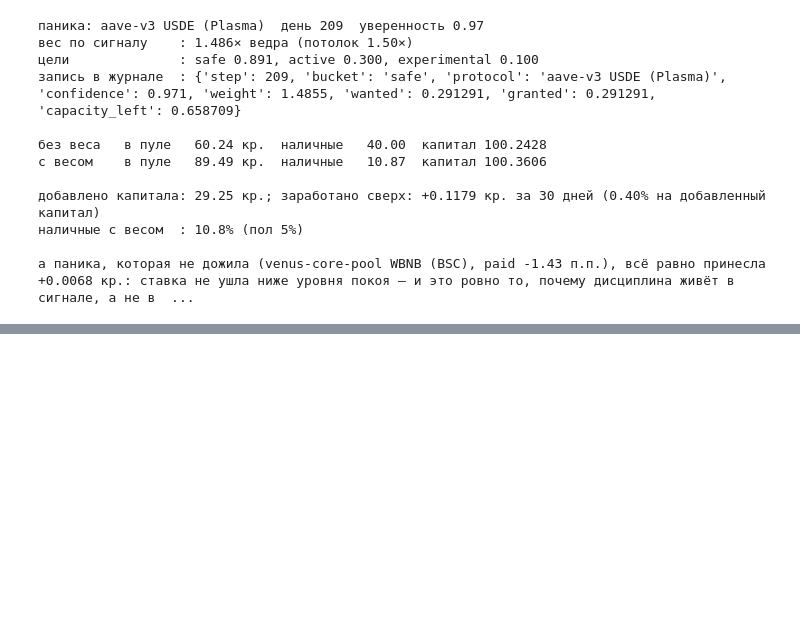
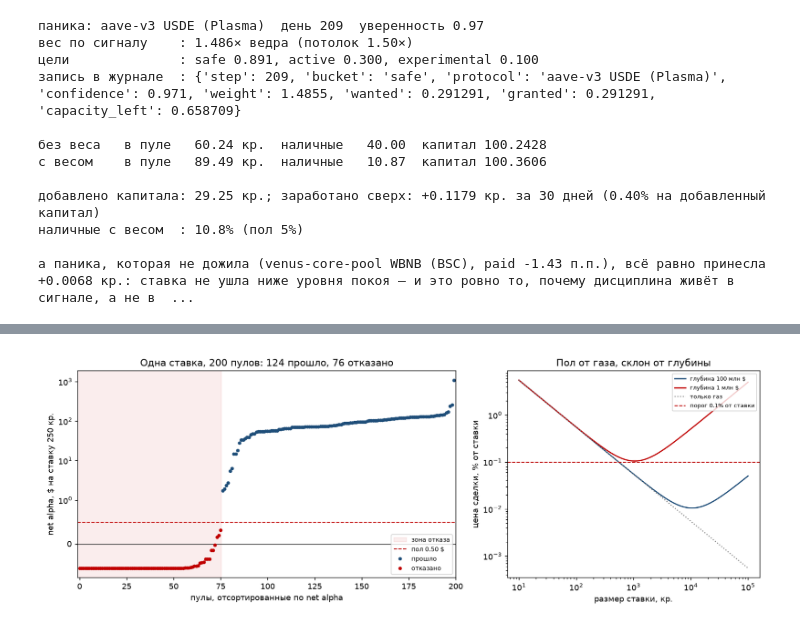
Before and after one commit to AntonGrid/ENRG-AI, a Jupyter notebook: notebooks/digital_entrepreneur.ipynb, the cells around one changed output, grey strips where cells are left out. Drawn from its saved outputs; the diff is of its cells as text; code cells hidden in the pictures; blank space fills up the shorter version.

```diff
--- a/notebooks/digital_entrepreneur.ipynb
+++ b/notebooks/digital_entrepreneur.ipynb
@@ -1370,0 +1590,99 @@ print(f"а паника, которая не дожила ({faded_episode.signal
+# %%
+STAKE = 250.0  # одна и та же ставка в каждый пул: 250 кредитов
+
+priced = []
+for pool in live_pools:
+    series = alpha_scanner.fetch_pool_frame(pool.uuid)
+    apy = float(VH.resting_claim(series.apy))
+    depth = float(series.tvl[-1])
+    priced.append({"name": pool.name, "apy": apy, "depth": depth,
+                   "report": friction.assess(apy, STAKE, tvl_usd=depth)})
+
+taken = [item for item in priced if item["report"].profitable]
+starved = [item for item in priced if not item["report"].profitable]
+by_gas = [item for item in starved if item["report"].gross_alpha_usd < item["report"].gas_cost_usd]
+by_depth = [item for item in starved if item["report"].slippage_usd > item["report"].gas_cost_usd]
+net = [item["report"].net_alpha_usd for item in priced]
+shares = [item["report"].cost_share for item in priced]
+gas_shares = [item["report"].gas_cost_usd / item["report"].total_cost_usd for item in priced]
+thinnest = min(priced, key=lambda item: item["depth"])
+
+print(f"ставка {STAKE:.0f} кр. в каждый из {len(priced)} живых пулов:")
+print(f"  прошло бы модель                 : {len(taken)}")
+print(f"  отказано                         : {len(starved)}  ({UNPROFITABLE_AFTER_FEES})")
+print(f"    из них валовая доходность < газа: {len(by_gas)} — пул платит меньше одной транзакции")
+print(f"    из них глубина дороже газа      : {len(by_depth)}")
+print(f"  газа ушло бы всего               : {len(taken) * gas:.2f} $ ({len(taken)} × {gas:.4f} $)")
+print(f"  медиана net alpha                : {statistics.median(net):+.4f} $")
+print(f"  медиана цены сделки              : {100 * statistics.median(shares):.3f} % от ставки")
+print(f"  доля газа в этой цене (медиана)  : {statistics.median(gas_shares):.2%}")
+print(f"  самый мелкий пул                 : {thinnest['name']}")
+print(f"    в нём глубины                  : {thinnest['depth'] / 1e6:.0f} млн $")
+bite = MIN_NET_ALPHA_PCT * thinnest["depth"] / friction.stable_coefficient
+print(f"  глубина кусалась бы с            : {bite:,.0f} кр. в него".replace(",", " "))
+print()
+
+worst = sorted(priced, key=lambda item: item["report"].net_alpha_usd)[:8]
+
+
+def price_row(item):
+    """Одна строка: что пул публикует, что стоит сделка и что от этого остаётся."""
+    report = item["report"]
+    return {
+        "пул": item["name"],
+        "APY покоя, %": round(item["apy"], 2),
+        "глубина, $млн": round(item["depth"] / 1e6, 2),
+        " проскальзывание": f"{report.slippage_pct:.2%}",
+        "газ, $": round(report.gas_cost_usd, 3),
+        "net, $": round(report.net_alpha_usd, 3),
+        "вердикт": report.reason or "ok",
+    }
+
+
+print("Восемь худших сделок одной и той же ставки:")
+print(pd.DataFrame([price_row(item) for item in worst]).to_string(index=False))
+
+figure, (left, right) = plt.subplots(
+    1, 2, figsize=(12.8, 4.6), gridspec_kw={"width_ratios": [1.8, 1.2]}
+)
+ordered = sorted(priced, key=lambda item: item["report"].net_alpha_usd)
+x = np.arange(len(ordered))
+value = np.array([item["report"].net_alpha_usd for item in ordered])
+passed = np.array([item["report"].profitable for item in ordered])
+left.axvspan(-0.5, (~passed).sum() - 0.5, color="#c00000", alpha=0.07, label="зона отказа")
+left.axhline(0.0, color="#404040", linewidth=0.8)
+left.axhline(MIN_NET_ALPHA_USD, color="#c00000", linestyle="--", linewidth=1.1,
+             label=f"пол {MIN_NET_ALPHA_USD:.2f} $")
+left.plot(x[passed], value[passed], "o", markersize=3.4, color="#1f4e79", label="прошло")
+left.plot(x[~passed], value[~passed], "o", markersize=3.4, color="#c00000", label="отказано")
+left.set_yscale("symlog", linthresh=1.0)
+left.set_xlim(-1, len(ordered))
+left.set_xlabel("пулы, отсортированные по net alpha")
+left.set_ylabel(f"net alpha, $ на ставку {STAKE:.0f} кр.")
+left.set_title(f"Одна ставка, {len(ordered)} пулов: {len(taken)} прошло, "
+               f"{len(ordered) - len(taken)} отказано")
+left.legend(loc="lower right", fontsize=8)
+
+# Справа — то же самое, но против размера ставки: у газа склон 1/размер, у глубины —
+# размер/глубина, и вместе они объясняют, почему мелкая ставка платит процент, а крупная
+# в тонком пуле платит его же, но с другой стороны.
+SIZES = np.logspace(1.0, 5.0, 160)
+for depth, colour, label in ((1e8, "#1f4e79", "глубина 100 млн $"),
+                             (1e6, "#c00000", "глубина 1 млн $")):
+    curve = [friction.assess(0.05, size, tvl_usd=depth).cost_share for size in SIZES]
+    right.plot(SIZES, 100 * np.array(curve), color=colour, linewidth=1.5, label=label)
+right.plot(SIZES, 100 * gas / SIZES, color="#7f7f7f", linestyle=":", linewidth=1.3,
+           label="только газ")
+right.axhline(100 * MIN_NET_ALPHA_PCT, color="#c00000", linestyle="--", linewidth=1.1,
+              label=f"порог {MIN_NET_ALPHA_PCT:.1%} от ставки")
+right.set_xscale("log")
+right.set_yscale("log")
+right.set_xlabel("размер ставки, кр.")
+right.set_ylabel("цена сделки, % от ставки")
+right.set_title("Пол от газа, склон от глубины")
+right.legend(fontsize=7, loc="upper right")
+figure.tight_layout()
+figure.savefig("transaction_costs.png", dpi=130)
+plt.close(figure)
+Image(filename="transaction_costs.png")
+# %% [output]
@@ -1370,0 +1706 @@ print(f"а паника, которая не дожила ({faded_episode.signal
+[figure, added]
```
Also changed, not shown: parts of 15 cells of this notebook, 5 other files.
